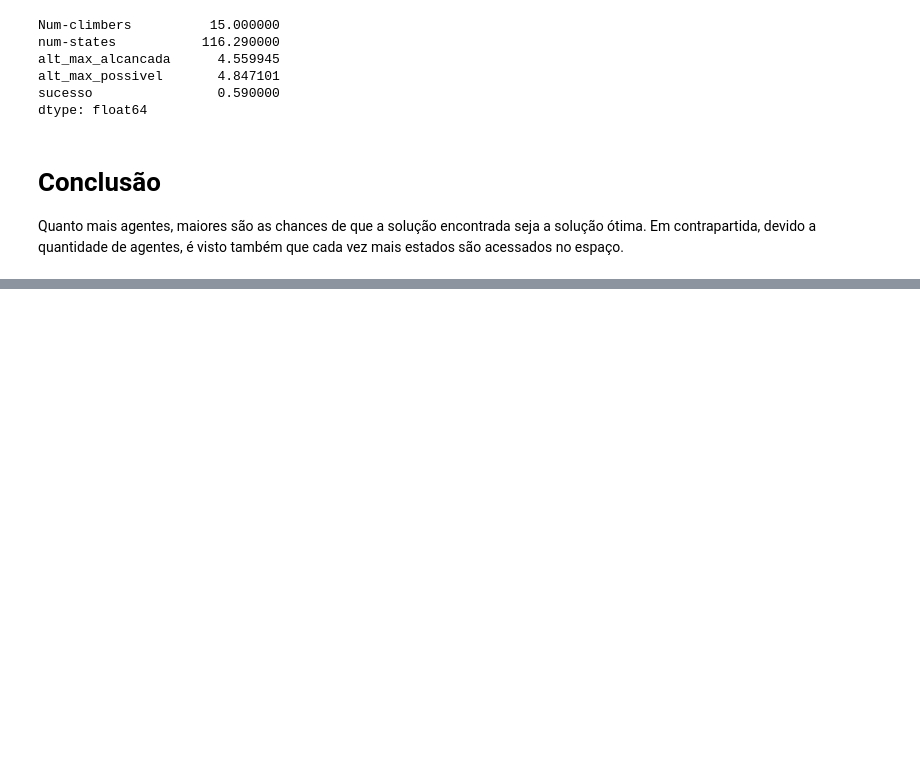
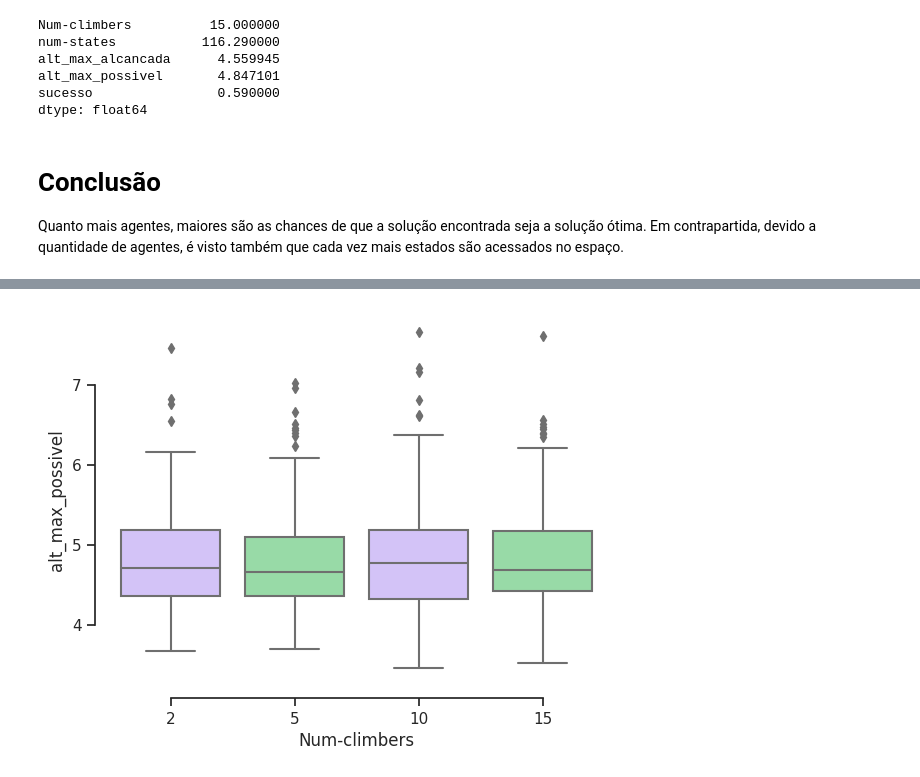
Before and after one commit to HugoF-Silva/heuristica_modelagem_multiobjetivo, a Jupyter notebook: atividade_03/Analise_Hill_Climbing.ipynb, the cells around one changed output, grey strips where cells are left out. Drawn from its saved outputs; the diff is of its cells as text; code cells hidden in the pictures; blank space fills up the shorter version.

```diff
--- a/atividade_03/Analise_Hill_Climbing.ipynb
+++ b/atividade_03/Analise_Hill_Climbing.ipynb
@@ -64,0 +82,7 @@ Quanto mais agentes, maiores são as chances de que a solução encontrada seja
+# %%
+# Draw a nested boxplot to show bills by day and time
+sns.boxplot(x="Num-climbers", y="alt_max_possivel", palette=["m", "g"],
+            data=table)
+sns.despine(offset=10, trim=True)
+# %% [output]
+[figure, added]
```
Also changed, not shown: parts of 4 cells of this notebook, 5 other files.
